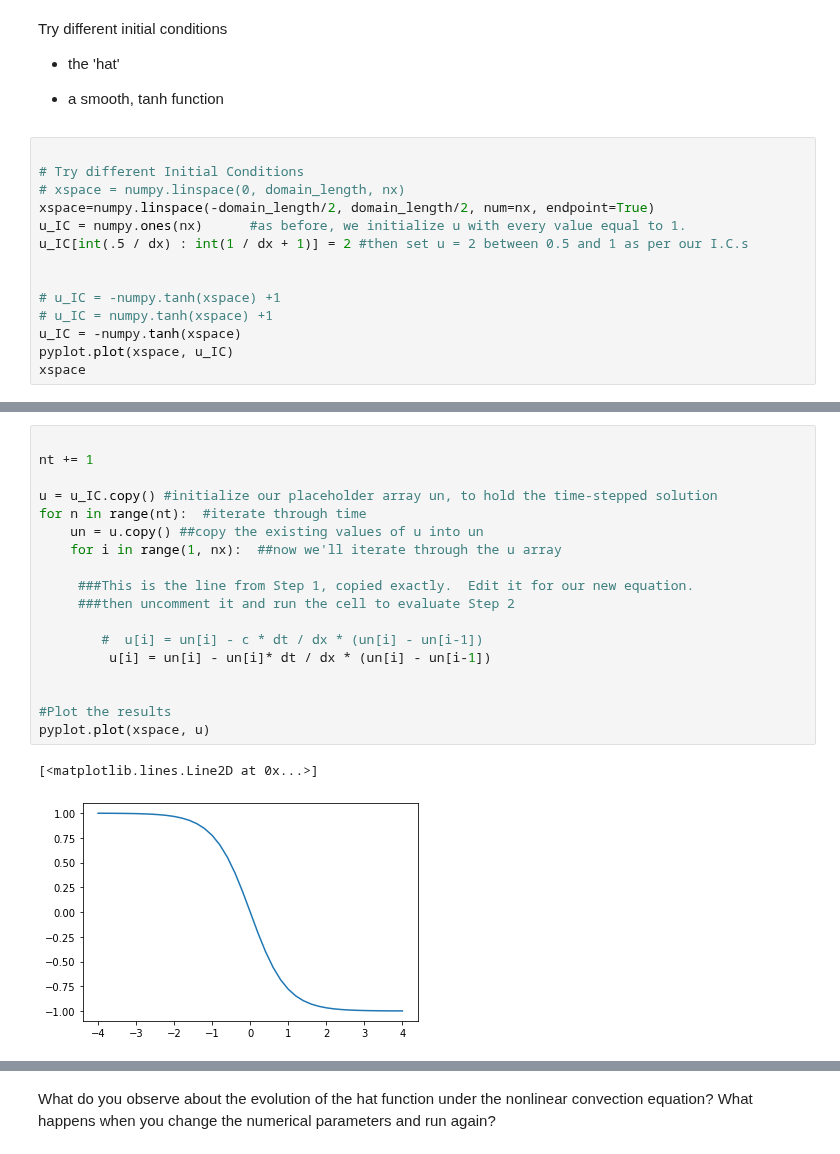
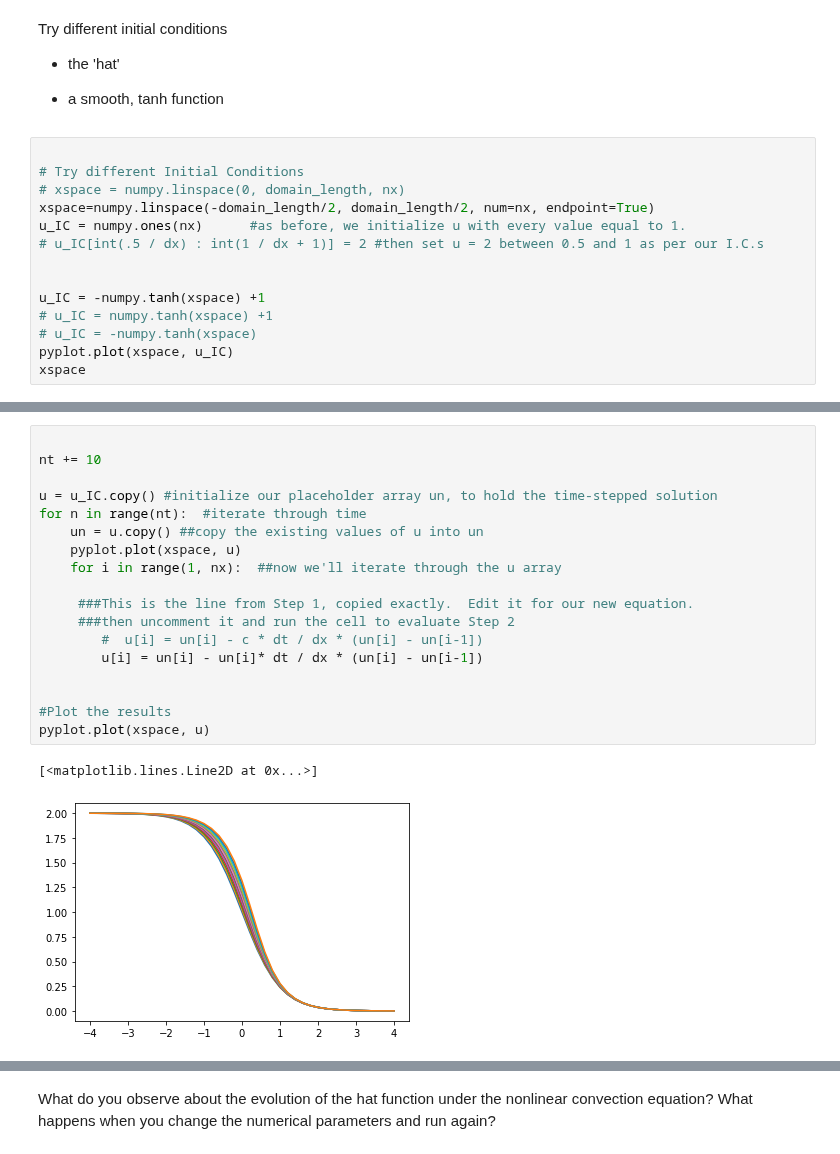
Before and after one commit to barbagroup/CFDPython, a Jupyter notebook: lessons/02_Step_2.ipynb, the cells around one changed output, grey strips where cells are left out. Saved outputs shown, nothing was run; the diff lists cells and outputs as text.

```diff
--- a/lessons/02_Step_2.ipynb
+++ b/lessons/02_Step_2.ipynb
@@ -51,12 +51,12 @@ Try different initial conditions
 # xspace = numpy.linspace(0, domain_length, nx)
 xspace=numpy.linspace(-domain_length/2, domain_length/2, num=nx, endpoint=True)
 u_IC = numpy.ones(nx)      #as before, we initialize u with every value equal to 1.
-u_IC[int(.5 / dx) : int(1 / dx + 1)] = 2 #then set u = 2 between 0.5 and 1 as per our I.C.s
+# u_IC[int(.5 / dx) : int(1 / dx + 1)] = 2 #then set u = 2 between 0.5 and 1 as per our I.C.s
 
 
-# u_IC = -numpy.tanh(xspace) +1
+u_IC = -numpy.tanh(xspace) +1
 # u_IC = numpy.tanh(xspace) +1
-u_IC = -numpy.tanh(xspace)
+# u_IC = -numpy.tanh(xspace)
 pyplot.plot(xspace, u_IC)
 xspace
 # %% [output]
@@ -68,21 +68,21 @@ array([-4. , -3.8, -3.6, -3.4, -3.2, -3. , -2.8, -2.6, -2.4, -2.2, -2. ,
 # %%
 
-nt += 1
+nt += 10
 
 u = u_IC.copy() #initialize our placeholder array un, to hold the time-stepped solution
 for n in range(nt):  #iterate through time
     un = u.copy() ##copy the existing values of u into un
+    pyplot.plot(xspace, u)
     for i in range(1, nx):  ##now we'll iterate through the u array
 
      ###This is the line from Step 1, copied exactly.  Edit it for our new equation.
      ###then uncomment it and run the cell to evaluate Step 2
-
         #  u[i] = un[i] - c * dt / dx * (un[i] - un[i-1])
-         u[i] = un[i] - un[i]* dt / dx * (un[i] - un[i-1])
+        u[i] = un[i] - un[i]* dt / dx * (un[i] - un[i-1])
 
 
 #Plot the results
 pyplot.plot(xspace, u)
 # %% [output]
 [<matplotlib.lines.Line2D at 0x...>]
-[figure, old version]
+[figure, new version]
```
Also changed, not shown: parts of 2 cells of this notebook, 2 other files.
